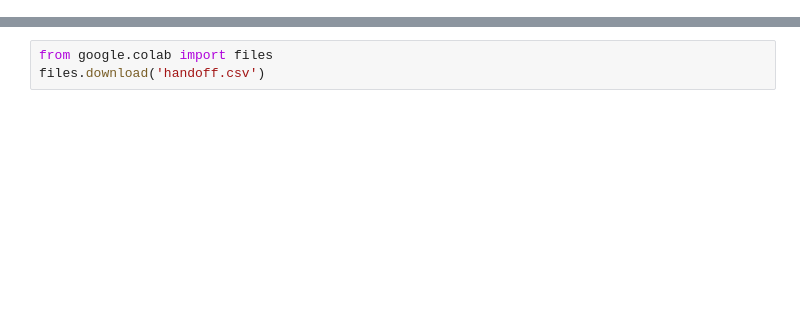
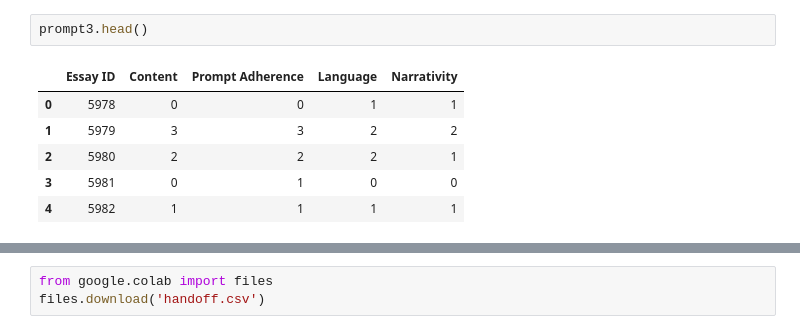
Before and after one commit to Muskan-Kandel/aes, a Jupyter notebook: AES.ipynb, the cells around one changed output, grey strips where cells are left out. Saved outputs shown, nothing was run; the diff lists cells and outputs as text; blank space fills up the shorter version.

```diff
--- a/AES.ipynb
+++ b/AES.ipynb
@@ -768,0 +158,9 @@ Handoff file created
+# %%
+prompt3.head()
+# %% [output]
+|  | Essay ID | Content | Prompt Adherence | Language | Narrativity |
+| 0 | 5978 | 0 | 0 | 1 | 1 |
+| 1 | 5979 | 3 | 3 | 2 | 2 |
+| 2 | 5980 | 2 | 2 | 2 | 1 |
+| 3 | 5981 | 0 | 1 | 0 | 0 |
+| 4 | 5982 | 1 | 1 | 1 | 1 |
```
Also changed, not shown: parts of 84 cells of this notebook.
